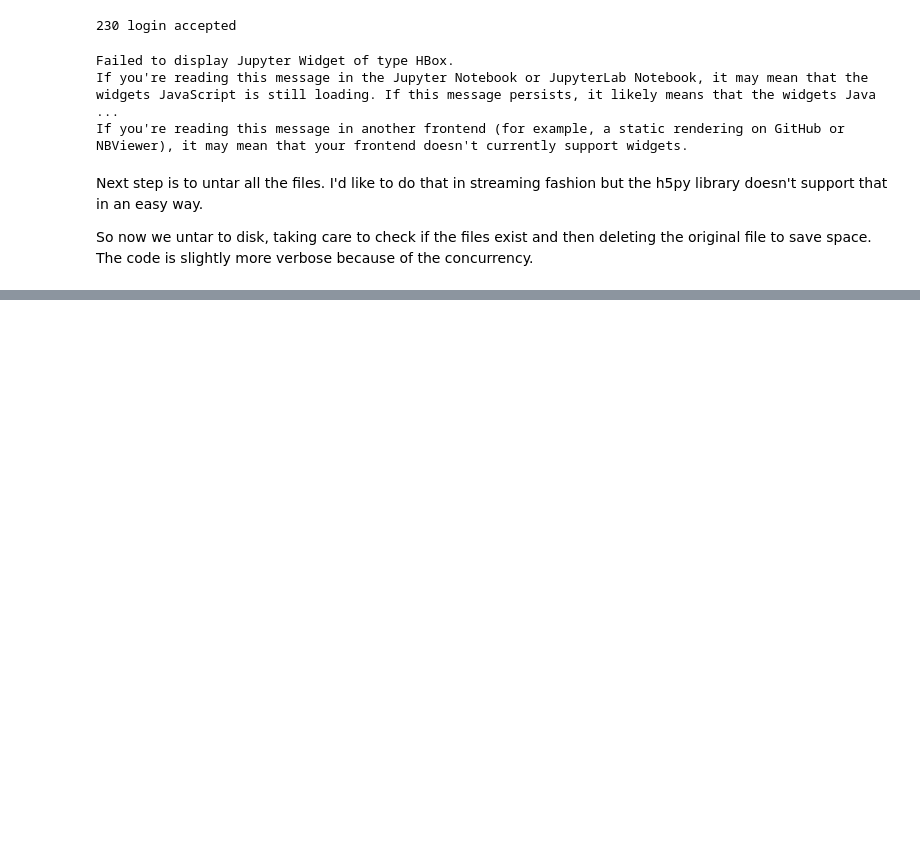
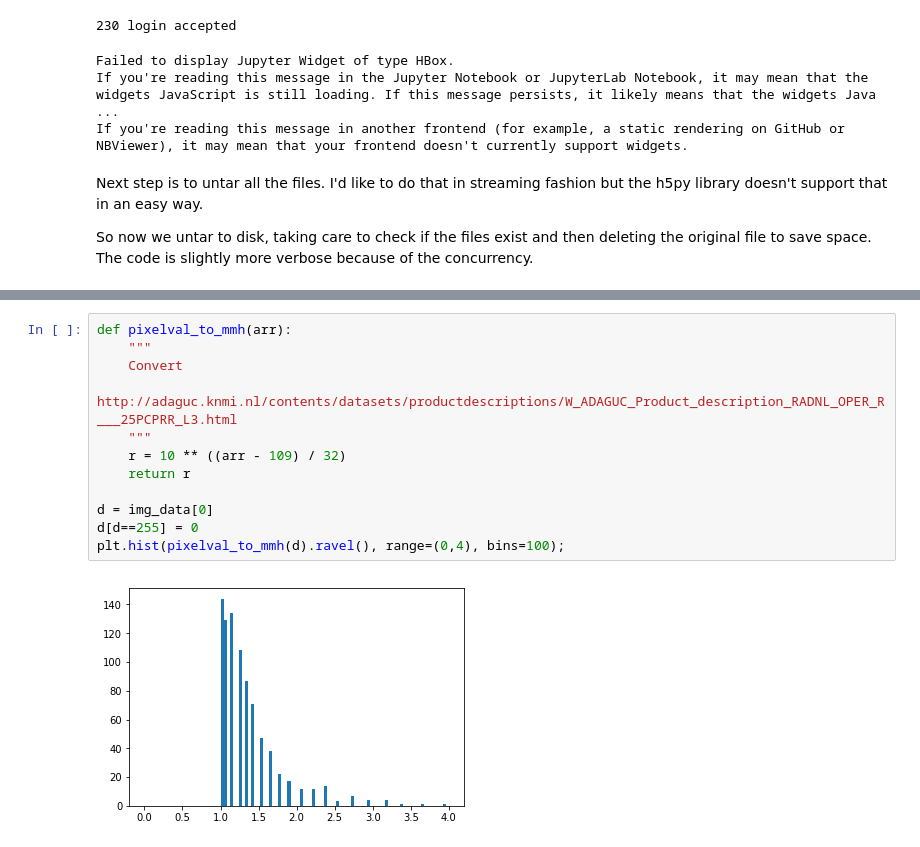
Before and after one commit to The-Fonz/nowcasting-convrnn, a Jupyter notebook: src/introduction-download-and-exploration.ipynb, the cells around one changed output, grey strips where cells are left out. Drawn from its saved outputs; the diff is of its cells as text; blank space fills up the shorter version.

```diff
--- a/src/introduction-download-and-exploration.ipynb
+++ b/src/introduction-download-and-exploration.ipynb
@@ -471,0 +277,14 @@ NameError: name 'predh5s' is not defined
+# %%
+def pixelval_to_mmh(arr):
+    """
+    Convert
+    http://adaguc.knmi.nl/contents/datasets/productdescriptions/W_ADAGUC_Product_description_RADNL_OPER_R___25PCPRR_L3.html
+    """
+    r = 10 ** ((arr - 109) / 32)
+    return r
+
+d = img_data[0]
+d[d==255] = 0
+plt.hist(pixelval_to_mmh(d).ravel(), range=(0,4), bins=100);
+# %% [output]
+[figure, added]
```
Also changed, not shown: parts of 31 cells of this notebook, 5 other files.
